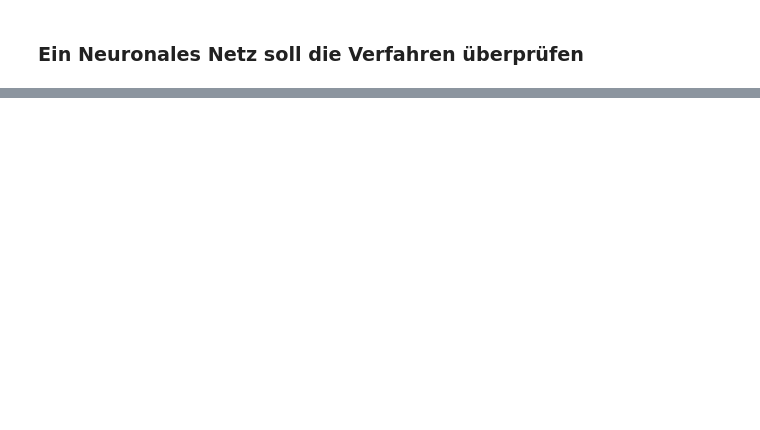
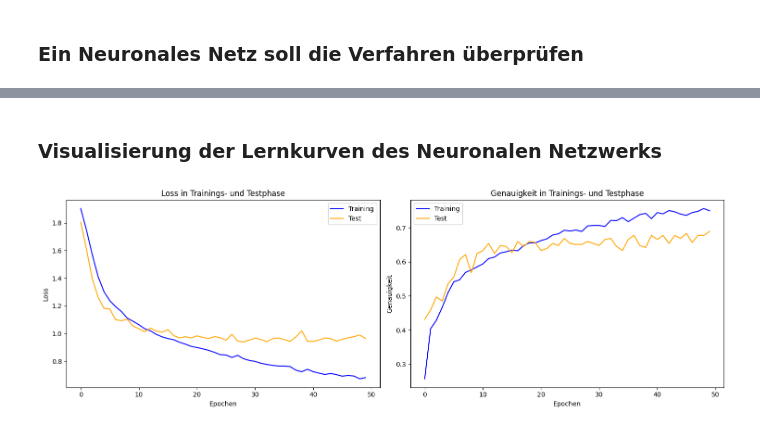
Before and after one commit to MagnusJachnik/Data_Mining_Projekt_Studium, a Jupyter notebook: Data_Mining_Projekt.ipynb, the cells around one changed output, grey strips where cells are left out. Saved outputs shown, nothing was run; the diff lists cells and outputs as text; code cells hidden in the pictures; blank space fills up the shorter version.

```diff
--- a/Data_Mining_Projekt.ipynb
+++ b/Data_Mining_Projekt.ipynb
@@ -391,0 +497,26 @@ Genauigkeit des Random Forest-Modells mit neuen Testdaten: 0.7021276595744681
+# %% [markdown]
+### Visualisierung der Lernkurven des Neuronalen Netzwerks
+# %%
+# Plot des Verlaufs
+fig, (ax1, ax2) = plt.subplots(1, 2, figsize=(15, 5))
+
+# Plot Loss
+ax1.plot(history.history['loss'], label='Training', color='blue')
+ax1.plot(history.history['val_loss'], label='Test', color='orange')
+ax1.set_xlabel('Epochen')
+ax1.set_ylabel('Loss')
+ax1.set_title('Loss in Trainings- und Testphase')
+ax1.legend()
+
+# Plot Genauigkeit
+ax2.plot(history.history['accuracy'], label='Training', color='blue')
+ax2.plot(history.history['val_accuracy'], label='Test', color='orange')
+ax2.set_xlabel('Epochen')
+ax2.set_ylabel('Genauigkeit')
+ax2.set_title('Genauigkeit in Trainings- und Testphase')
+ax2.legend()
+
+plt.tight_layout()
+plt.show()
+# %% [output]
+[figure, added]
```
Also changed, not shown: parts of 14 cells of this notebook, 5 other files.
